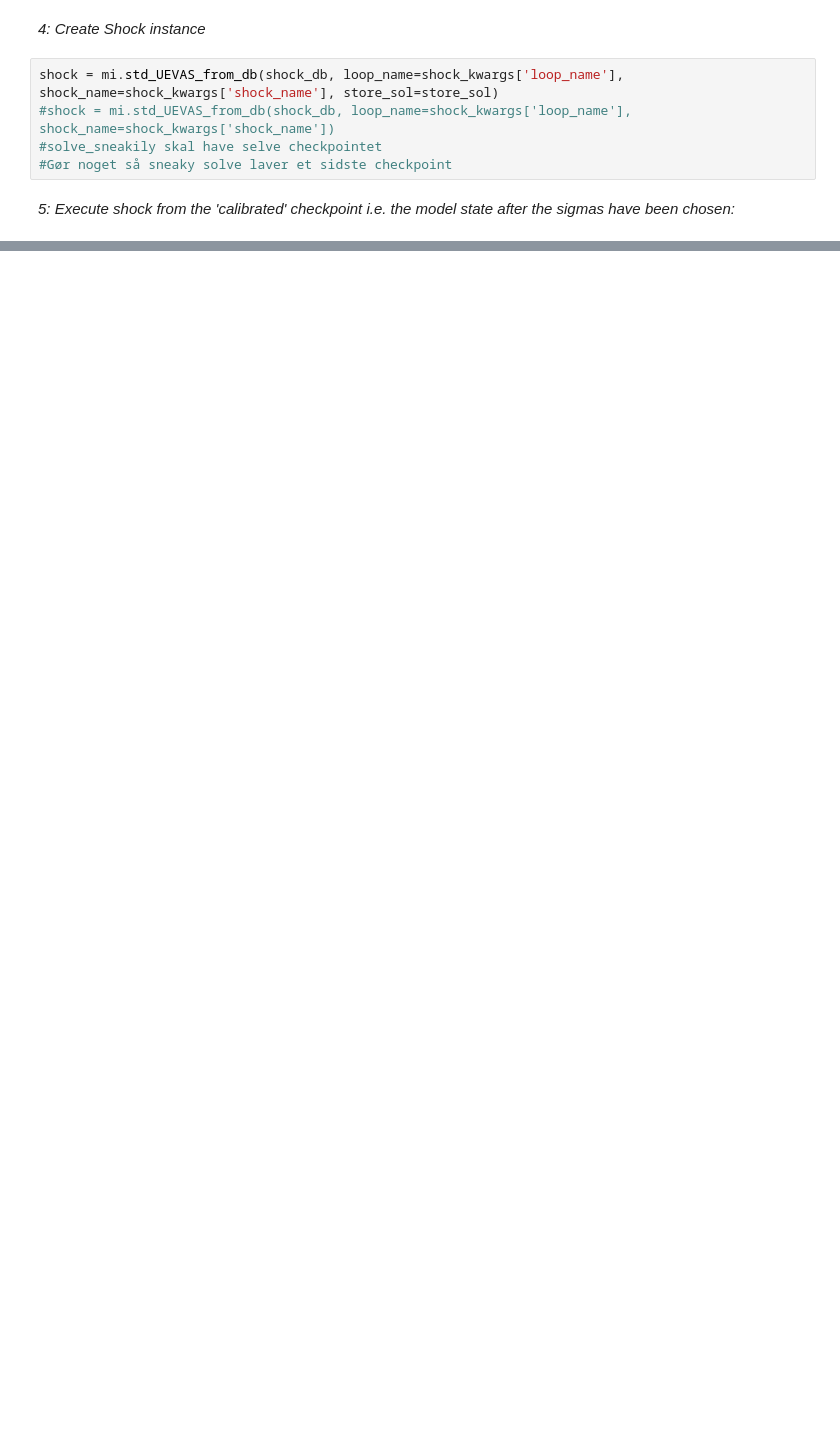
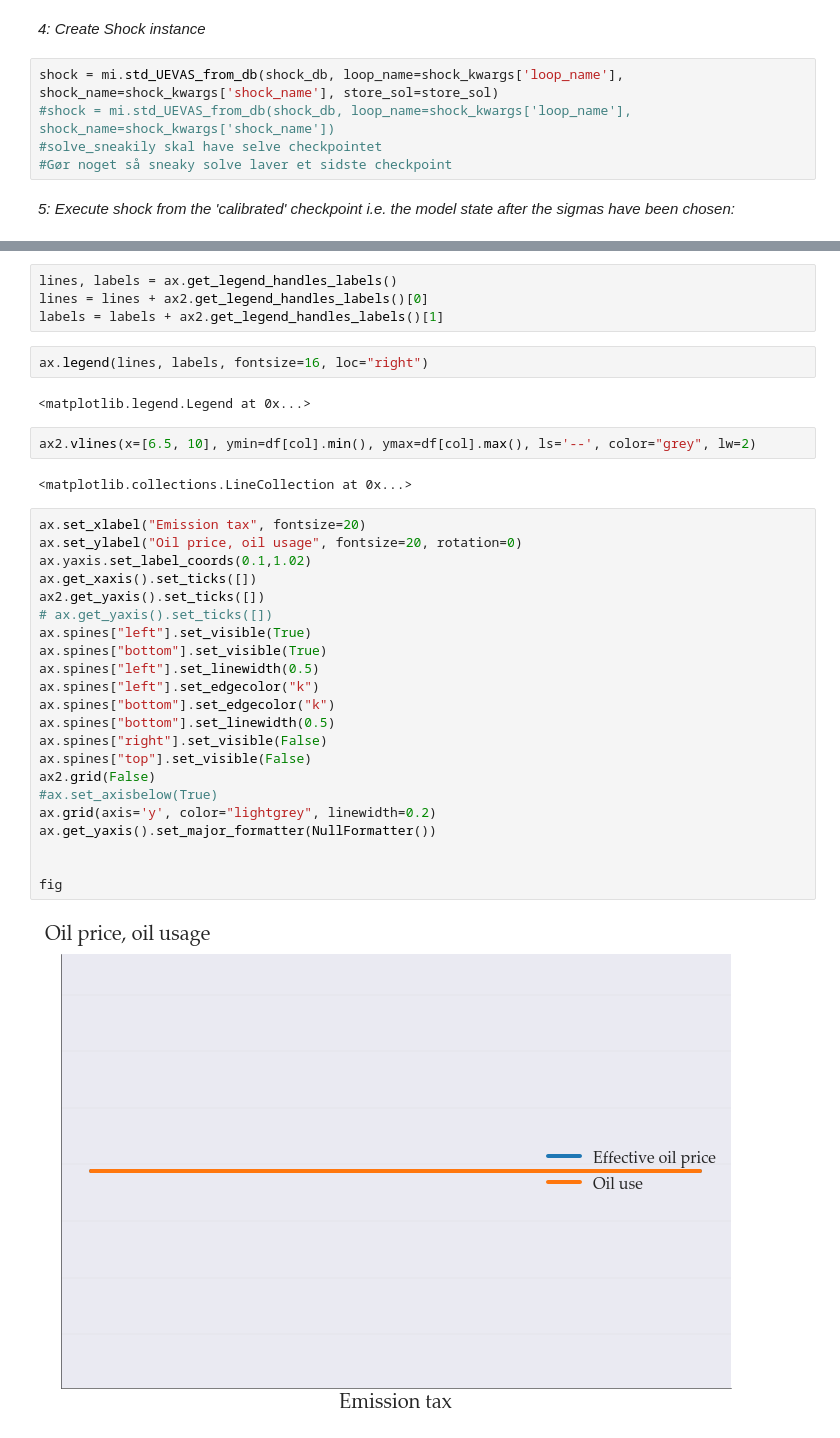
Before and after one commit to ChampionApe/GPM_v05, a Jupyter notebook: examples/Abatement/Abatement_simulation.ipynb, the cells around one changed output, grey strips where cells are left out. Saved outputs shown, nothing was run; the diff lists cells and outputs as text; blank space fills up the shorter version.

```diff
--- a/examples/Abatement/Abatement_simulation.ipynb
+++ b/examples/Abatement/Abatement_simulation.ipynb
@@ -150,0 +118,36 @@ When the model cannot be solved, we run some diagnostics:
+# %%
+lines, labels = ax.get_legend_handles_labels()
+lines = lines + ax2.get_legend_handles_labels()[0]
+labels = labels + ax2.get_legend_handles_labels()[1]
+# %%
+ax.legend(lines, labels, fontsize=16, loc="right")
+# %% [output]
+<matplotlib.legend.Legend at 0x...>
+# %%
+ax2.vlines(x=[6.5, 10], ymin=df[col].min(), ymax=df[col].max(), ls='--', color="grey", lw=2)
+# %% [output]
+<matplotlib.collections.LineCollection at 0x...>
+# %%
+ax.set_xlabel("Emission tax", fontsize=20)
+ax.set_ylabel("Oil price, oil usage", fontsize=20, rotation=0)
+ax.yaxis.set_label_coords(0.1,1.02)
+ax.get_xaxis().set_ticks([])
+ax2.get_yaxis().set_ticks([])
+# ax.get_yaxis().set_ticks([])
+ax.spines["left"].set_visible(True)
+ax.spines["bottom"].set_visible(True)
+ax.spines["left"].set_linewidth(0.5)
+ax.spines["left"].set_edgecolor("k")
+ax.spines["bottom"].set_edgecolor("k")
+ax.spines["bottom"].set_linewidth(0.5)
+ax.spines["right"].set_visible(False)
+ax.spines["top"].set_visible(False)
+ax2.grid(False)
+#ax.set_axisbelow(True)
+ax.grid(axis='y', color="lightgrey", linewidth=0.2)
+ax.get_yaxis().set_major_formatter(NullFormatter())
+
+
+fig
+# %% [output]
+[figure, added]
```
Also changed, not shown: parts of 45 cells of this notebook, 25 other files.
